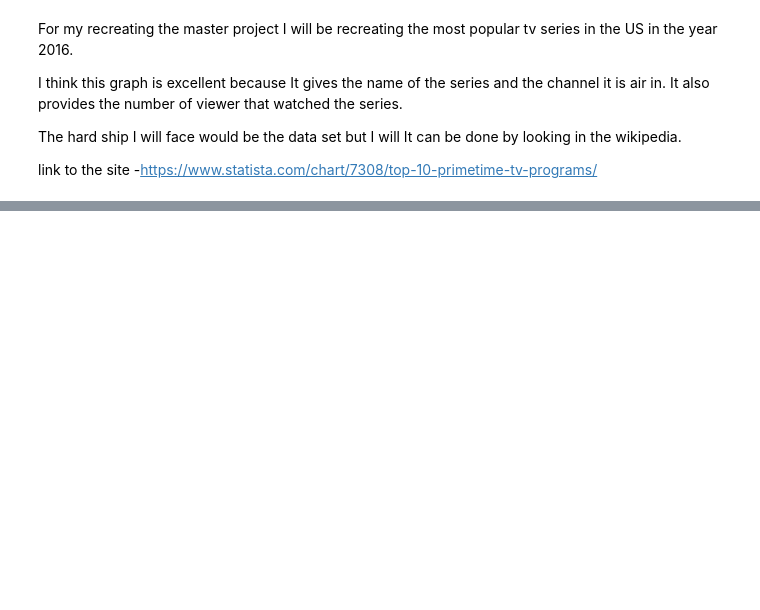
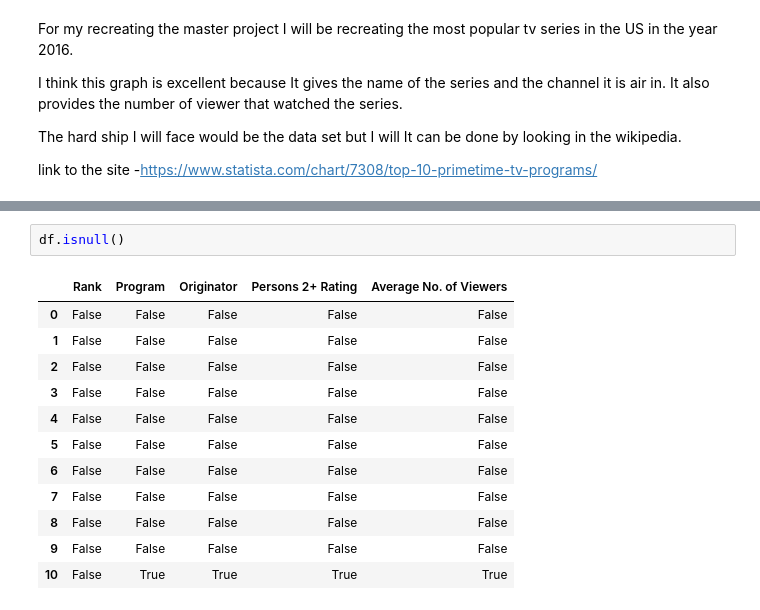
Before and after one commit to SagarSitaula1/Data-Visual, a Jupyter notebook: Master.ipynb, the cells around one changed output, grey strips where cells are left out. Cells and saved outputs as stored; diff of their text form; blank space fills up the shorter version.

```diff
--- a/Master.ipynb
+++ b/Master.ipynb
@@ -17,0 +76,15 @@ link to the site
+# %%
+df.isnull()
+# %% [output]
+|  | Rank | Program | Originator | Persons 2+ Rating | Average No. of Viewers |
+| 0 | False | False | False | False | False |
+| 1 | False | False | False | False | False |
+| 2 | False | False | False | False | False |
+| 3 | False | False | False | False | False |
+| 4 | False | False | False | False | False |
+| 5 | False | False | False | False | False |
+| 6 | False | False | False | False | False |
+| 7 | False | False | False | False | False |
+| 8 | False | False | False | False | False |
+| 9 | False | False | False | False | False |
+| 10 | False | True | True | True | True |
```
Also changed, not shown: parts of 10 cells of this notebook.
